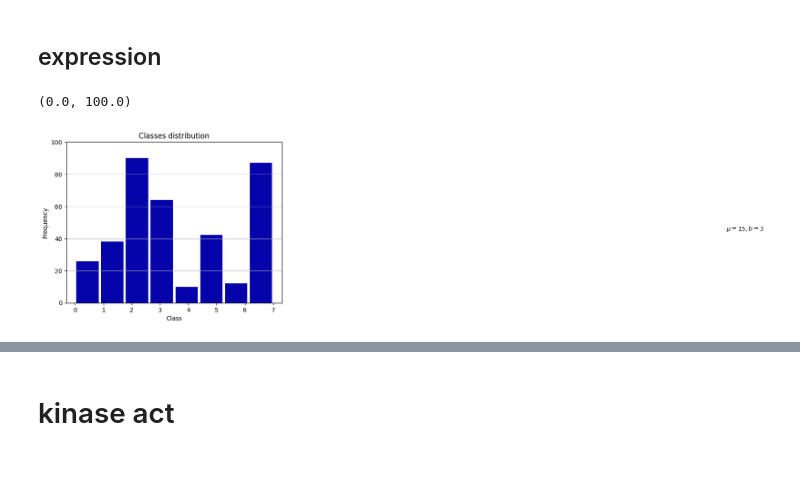
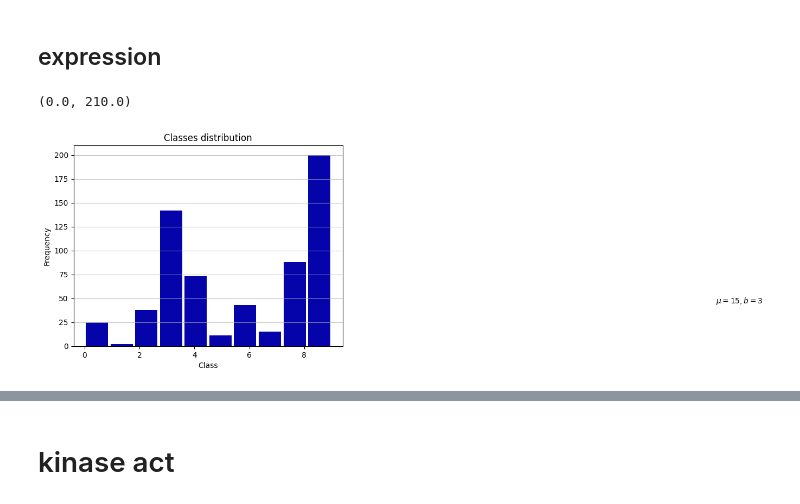
Before and after one commit to WormBase/curation-sentence-classification, a Jupyter notebook: notebooks/new_sentence_clustering.ipynb, the cells around one changed output, grey strips where cells are left out. Cells and saved outputs as stored; diff of their text form; code cells hidden in the pictures; blank space fills up the shorter version.

```diff
--- a/notebooks/new_sentence_clustering.ipynb
+++ b/notebooks/new_sentence_clustering.ipynb
@@ -13,13 +0,0 @@ kinaseact_data = [row for row in kinaseact_data if row[2]]
-# %%
-cleaned_expression_data = []
-for row in expression_data:
-    cleaned_expression_data.append([*row[0:3], "c_elegans" if row[5] != "" else "mixed" if row[6] != "" else "other", "positive" if row[22] != "" else "negative" if row[23] != "" else "both" if row[24] != "" else "neutral", 0 if row[14] != "" else 1 if row[15] != "" else 2 if row[16] != "" else 3 if row[17] != "" else 4 if row[18] != "" else 5 if row[19] != "" else 6 if row[20] != "" else 7, ])
-
-cleaned_kinaseact_data = []
-for row in kinaseact_data:
-    cleaned_kinaseact_data.append([*row[0:3], "c_elegans" if row[5] != "" else "mixed" if row[6] != "" else "other" if row[7] != "" else "no_species", "positive" if row[22] != "" else "negative" if row[23] != "" else "both" if row[24] != "" else "neutral", 0 if row[14] != "" else 1 if row[15] != "" else 2 if row[16] != "" else 3 if row[17] != "" else 4 if row[18] != "" else 5 if row[19] != "" else 6 if row[20] != "" else 7])
-
-cleaned_expression_data_orig = cleaned_expression_data[:]
-cleaned_kinaseact_data_orig = cleaned_kinaseact_data[:]
-
-cleaned_headers = ["pmid", "wb_paper_id", "sentence", "species", "result_type", "class", "location_in_paper"]
@@ -509,17 +274,17 @@ support: None
 # %%
 import matplotlib.pyplot as plt
 import numpy as np
 
-n, bins, patches = plt.hist(x=[r[5] for r in cleaned_expression_data_orig], bins=8, color='#0504aa',
+n, bins, patches = plt.hist(x=[r[1] for r in cleaned_expression_data], bins=10, color='#0504aa',
                             alpha=1, rwidth=0.9)
 plt.grid(axis='y', alpha=0.75)
 plt.xlabel('Class')
 plt.ylabel('Frequency')
 plt.title('Classes distribution')
 plt.text(23, 45, r'$\mu=15, b=3$')
 maxfreq = n.max()
 # Set a clean upper y-axis limit.
 plt.ylim(ymax=np.ceil(maxfreq / 10) * 10 if maxfreq % 10 else maxfreq + 10)
 # %% [output]
-(0.0, 100.0)
+(0.0, 210.0)
-[figure, old version]
+[figure, new version]
```
Also changed, not shown: parts of 39 cells of this notebook, 1 other file.
